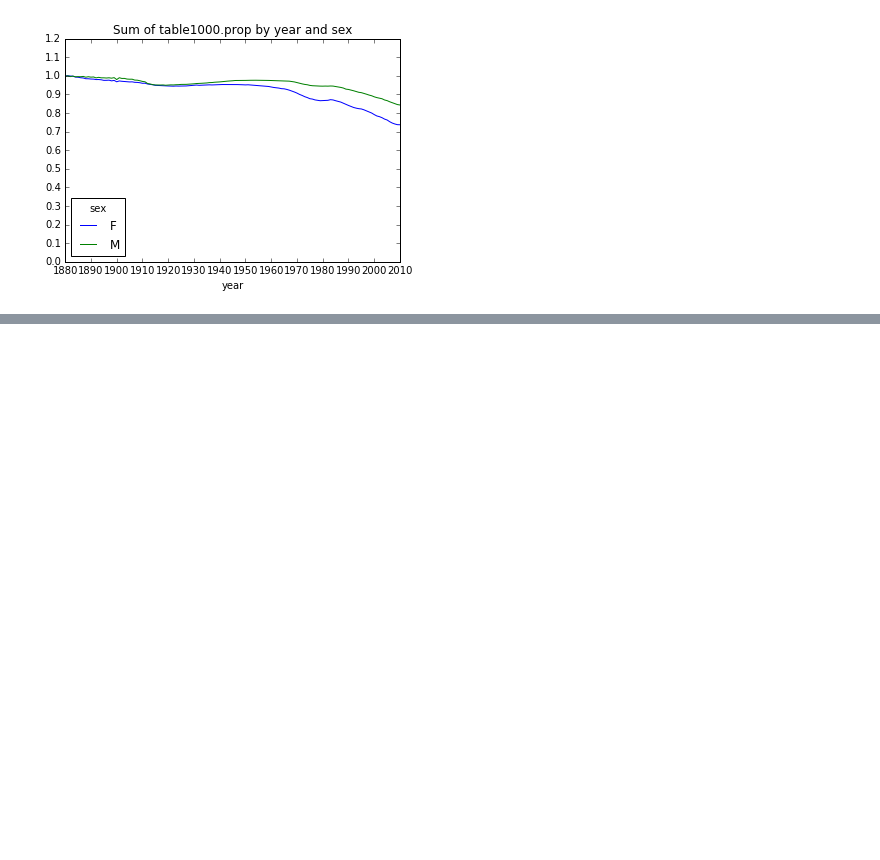
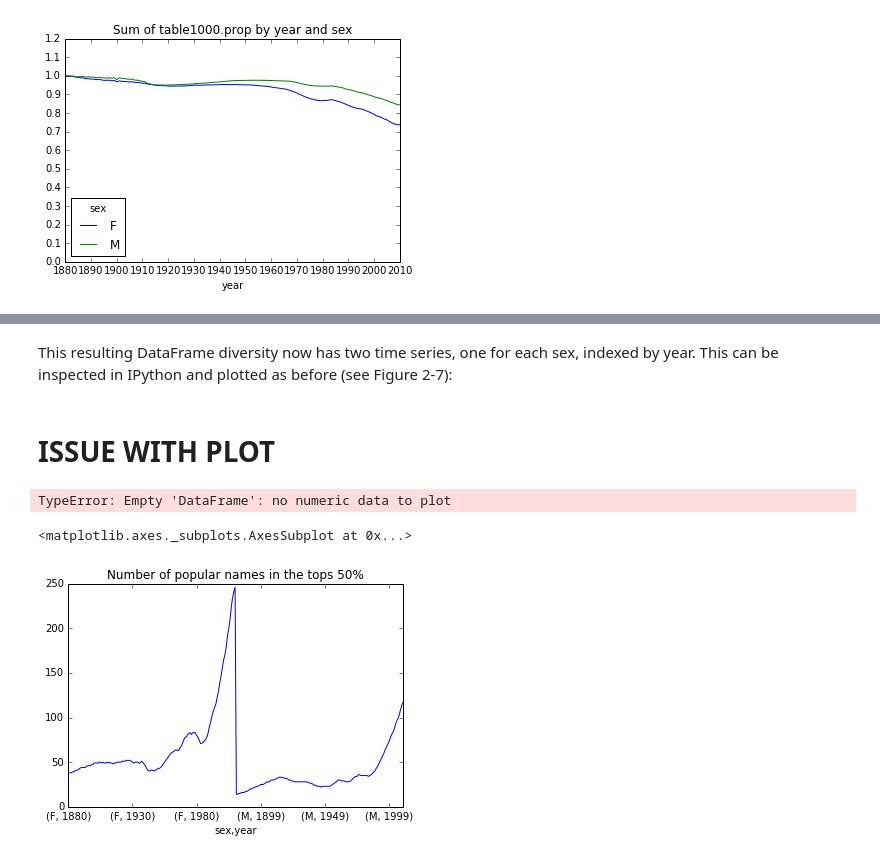
Before and after one commit to kevmct90/Python4DataScience, a Jupyter notebook: ch02.ipynb, the cells around one changed output, grey strips where cells are left out. Saved outputs shown, nothing was run; the diff lists cells and outputs as text; code cells hidden in the pictures; blank space fills up the shorter version.

Commit message:
nearly finished chapter 2, finally. before i finish i should review and investigate if i can add tags etc. for future work

```diff
--- a/ch02.ipynb
+++ b/ch02.ipynb
@@ -741,0 +800,7 @@ table.plot(title='Sum of table1000.prop by year and sex', yticks=np.linspace(0,
+# %%
+def get_quantile_count(group, q=0.5):
+    group = group.sort_values(by='prop', ascending=False)
+    return group.prop.cumsum().searchsorted(q) + 1
+# %%
+diversity = top1000.groupby(['year', 'sex']).apply(get_quantile_count)
+diversity.head()
@@ -741,0 +815,4 @@ table.plot(title='Sum of table1000.prop by year and sex', yticks=np.linspace(0,
+# %%
+diversity = diversity.unstack('sex')
+#diversity.head()
+diversity
@@ -741,0 +837,15 @@ table.plot(title='Sum of table1000.prop by year and sex', yticks=np.linspace(0,
+# %% [markdown]
+This resulting DataFrame diversity now has two time series, one for each sex, indexed
+by year. This can be inspected in IPython and plotted as before (see Figure 2-7):
+# %% [markdown]
+# ISSUE WITH PLOT
+# %%
+diversity.plot(title="Number of popular names in the tops 50%")
+# %% [output]
+TypeError: Empty 'DataFrame': no numeric data to plot
+# %%
+diversity=diversity.astype(float)
+diversity.plot(title="Number of popular names in the tops 50%")
+# %% [output]
+<matplotlib.axes._subplots.AxesSubplot at 0x...>
+[figure, added]
```
Also changed, not shown: parts of 45 cells of this notebook.
